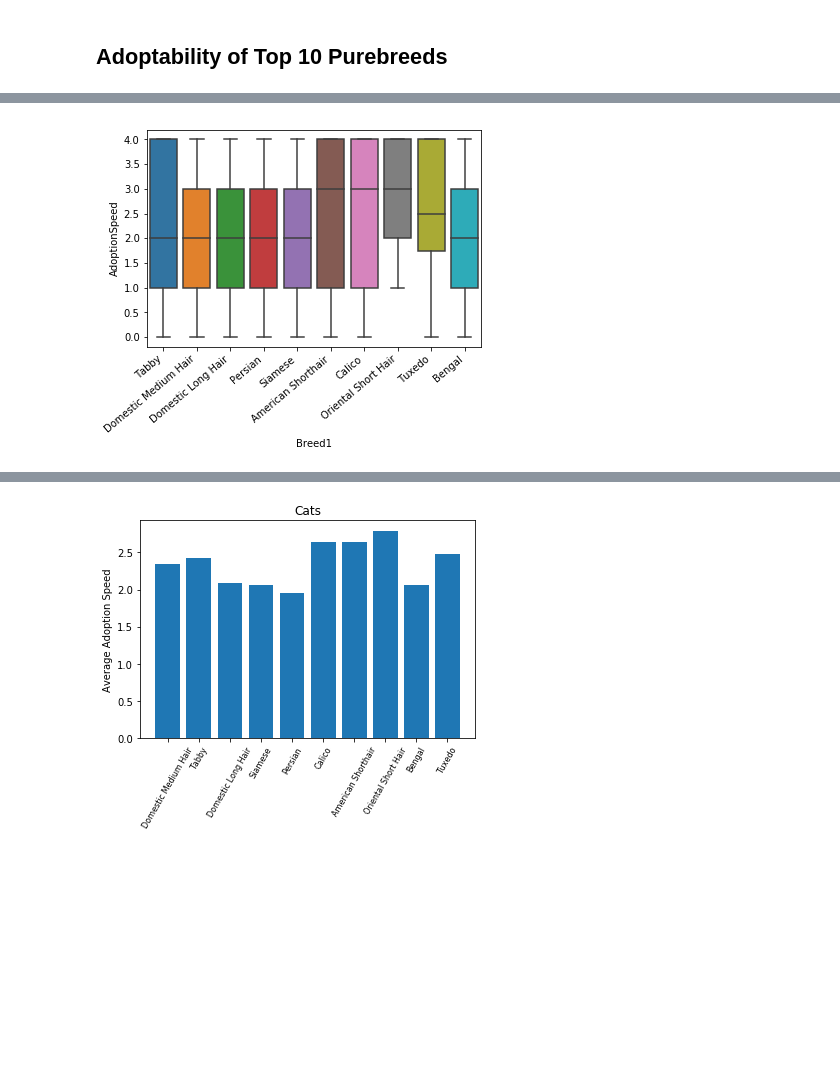
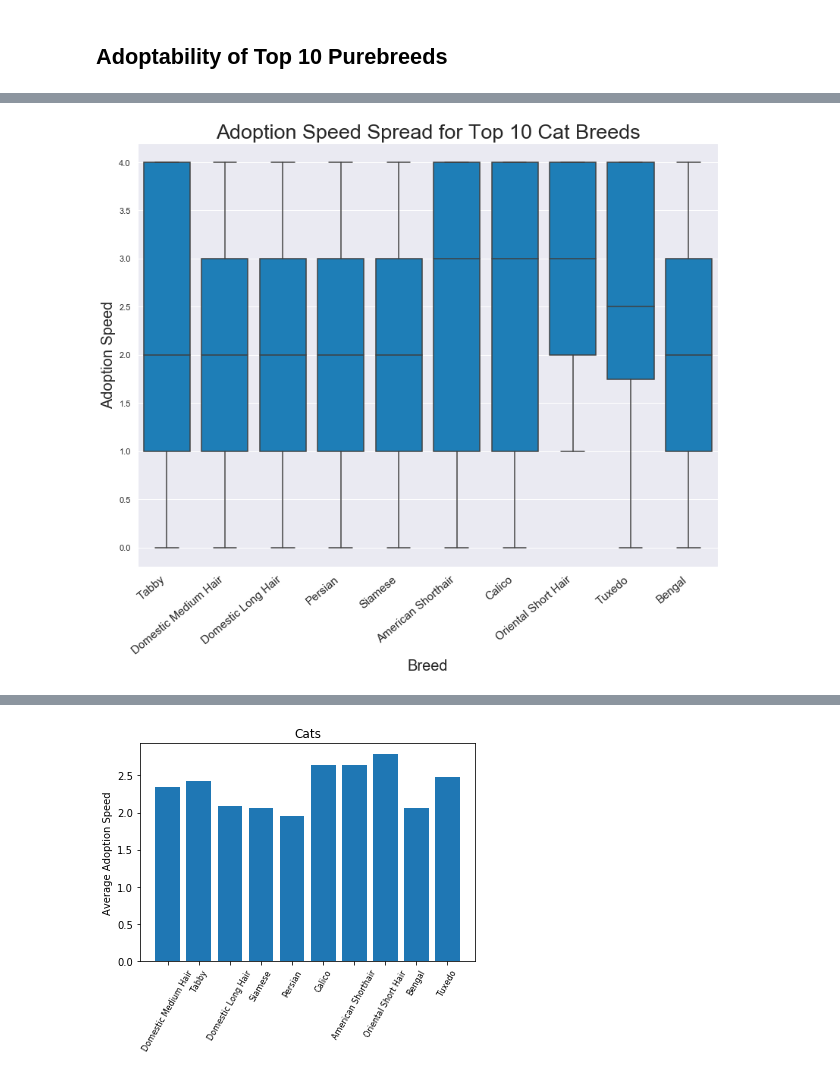
Before and after one commit to Loveker97/PetFinder, a Jupyter notebook: Type_BreedID_Analysis.ipynb, the cells around one changed output, grey strips where cells are left out. Saved outputs shown, nothing was run; the diff lists cells and outputs as text; code cells hidden in the pictures; blank space fills up the shorter version.

```diff
--- a/Type_BreedID_Analysis.ipynb
+++ b/Type_BreedID_Analysis.ipynb
@@ -280,6 +322,7 @@ ax.grid(True)
 # %% [markdown]
 ## Adoptability of Top 10 Purebreeds
 # %%
+#grab top 10 purebreeds are grabbed for comparison (dog and cat)
 dog_df = sliced_train.loc[(train_copy["Type"] == 1), ["Breed1","AdoptionSpeed"]]
 dog_top10_ids = dog_df['Breed1'].value_counts()[1:11]
 dog_top10_ids_list = dog_top10_ids.index.values.tolist()
@@ -288,6 +331,11 @@ dog_top10['Breed1'] = dog_top10['Breed1'].replace(dog_breed_dict)
 dog_top10_ids = dog_top10['Breed1'].value_counts()[0:11]
 dog_top10_ids_list = dog_top10_ids.index.values.tolist()
 
-bnw=sns.boxplot(x = dog_top10['Breed1'], y=dog_top10["AdoptionSpeed"] )
-ax=bnw.set_xticklabels(bnw.get_xticklabels(), rotation=40, ha="right")
+sns.set(rc={'figure.figsize':(13.7,10.27)})
+
+bnw=sns.boxplot(x = dog_top10['Breed1'], y=dog_top10["AdoptionSpeed"], color='xkcd:cerulean')
+ax=bnw.set_xticklabels(bnw.get_xticklabels(), rotation=40, ha="right", fontsize=20)
+ax=bnw.set_ylabel('Adoption Speed', fontsize=20)
+ax=bnw.set_xlabel('Breed',fontsize=20)
+ax=bnw.set_title('Adoption Speed Spread for Top 10 Dog Breeds',fontsize=27)
 # %% [output]
@@ -295,14 +343,20 @@ ax=bnw.set_xticklabels(bnw.get_xticklabels(), rotation=40, ha="right")
 # %%
 cat_df = sliced_train.loc[(train_copy["Type"] == 2), ["Breed1","AdoptionSpeed"]]
 cat_top10_ids = cat_df['Breed1'].value_counts()[1:11]
 cat_top10_ids_list = cat_top10_ids.index.values.tolist()
 cat_top10 = cat_df.loc[(cat_df["Breed1"].isin(cat_top10_ids_list)), ["Breed1", "AdoptionSpeed"]]
 cat_top10['Breed1'] = cat_top10['Breed1'].replace(cat_breed_dict)
 cat_top10_ids = cat_top10['Breed1'].value_counts()[0:11]
 cat_top10_ids_list = cat_top10_ids.index.values.tolist()
 
-bnw=sns.boxplot(x = cat_top10['Breed1'], y=cat_top10["AdoptionSpeed"] )
-ax=bnw.set_xticklabels(bnw.get_xticklabels(), rotation=40, ha="right")
+sns.set(rc={'figure.figsize':(13.7,10.27)})
+
+bnw=sns.boxplot(x = cat_top10['Breed1'], y=cat_top10["AdoptionSpeed"], color='xkcd:cerulean')
+ax=bnw.set_xticklabels(bnw.get_xticklabels(), rotation=40, ha="right", fontsize=15)
+#ax=bnw.set_yticklabels(bnw.get_yticklabels(), ha="right", fontsize=15)
+ax=bnw.set_ylabel('Adoption Speed', fontsize=20)
+ax=bnw.set_xlabel('Breed',fontsize=20)
+ax=bnw.set_title('Adoption Speed Spread for Top 10 Cat Breeds',fontsize=27)
 # %% [output]
-[figure, old version]
+[figure, new version]
 # %%
```
Also changed, not shown: parts of 26 cells of this notebook, 11 other files.
